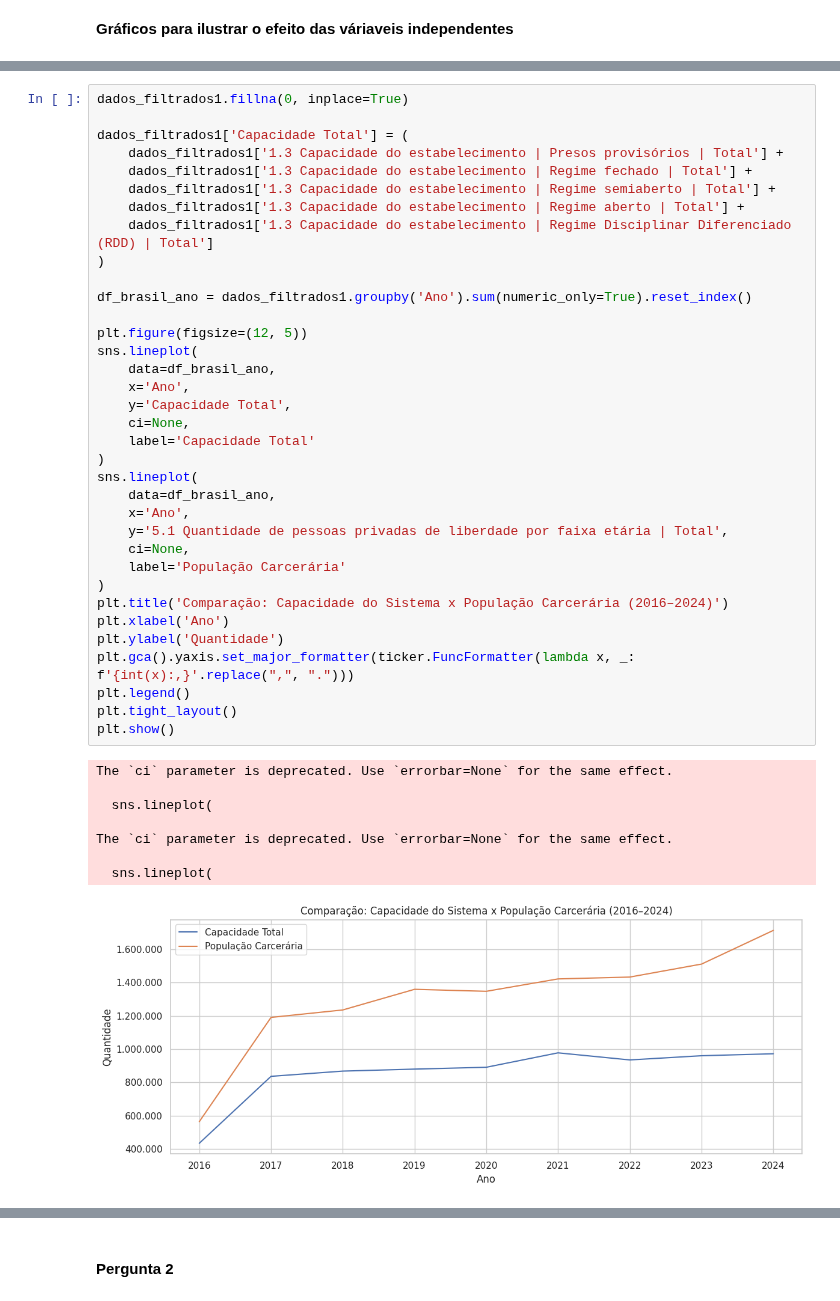
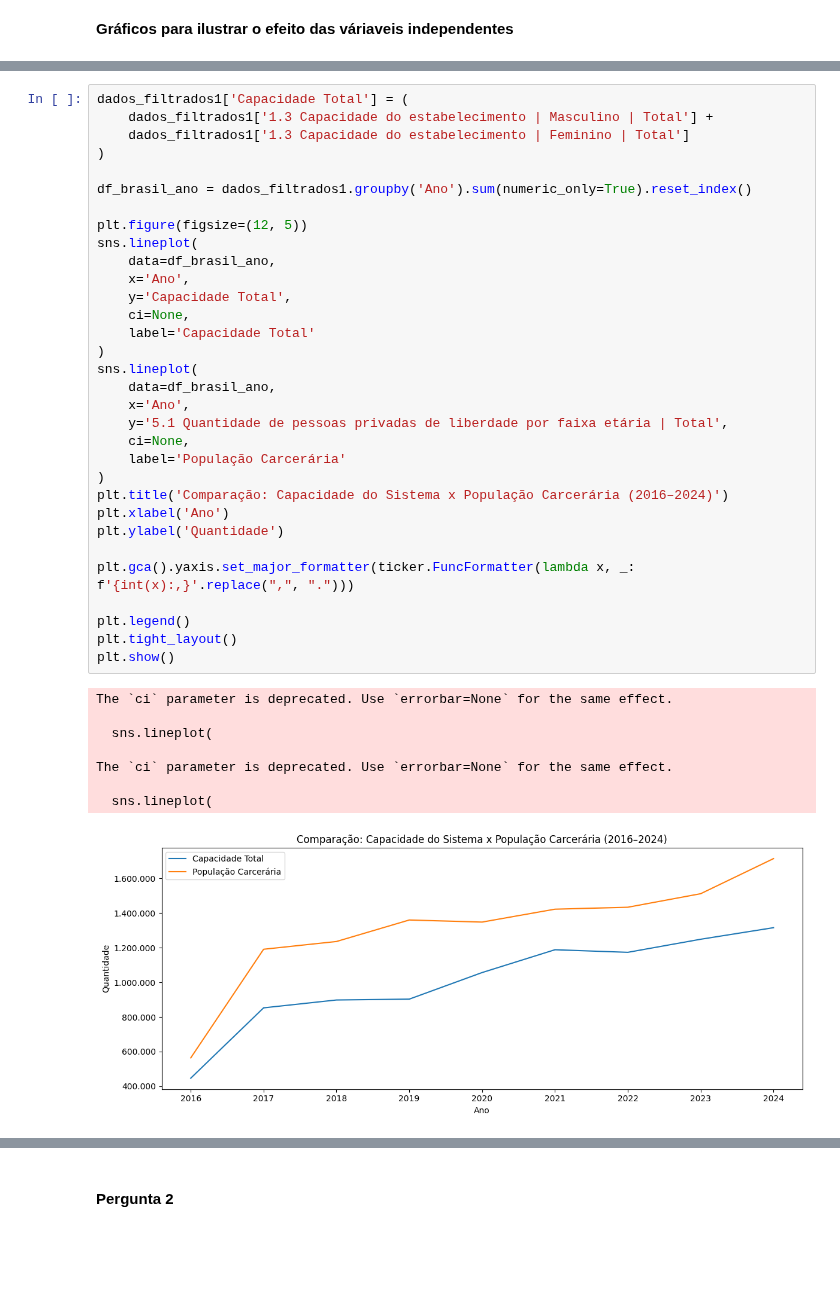
Before and after one commit to Caio-Brega/introducao-ciencia-dos-dados, a Jupyter notebook: TP_ICD.ipynb, the cells around one changed output, grey strips where cells are left out. Cells and saved outputs as stored; diff of their text form; blank space fills up the shorter version.

```diff
--- a/TP_ICD.ipynb
+++ b/TP_ICD.ipynb
@@ -262,12 +262,7 @@ The `ci` parameter is deprecated. Use `errorbar=None` for the same effect.
 # %%
-dados_filtrados1.fillna(0, inplace=True)
-
 dados_filtrados1['Capacidade Total'] = (
-    dados_filtrados1['1.3 Capacidade do estabelecimento | Presos provisórios | Total'] +
-    dados_filtrados1['1.3 Capacidade do estabelecimento | Regime fechado | Total'] +
-    dados_filtrados1['1.3 Capacidade do estabelecimento | Regime semiaberto | Total'] +
-    dados_filtrados1['1.3 Capacidade do estabelecimento | Regime aberto | Total'] +
-    dados_filtrados1['1.3 Capacidade do estabelecimento | Regime Disciplinar Diferenciado (RDD) | Total']
+    dados_filtrados1['1.3 Capacidade do estabelecimento | Masculino | Total'] +
+    dados_filtrados1['1.3 Capacidade do estabelecimento | Feminino | Total']
 )
 
 df_brasil_ano = dados_filtrados1.groupby('Ano').sum(numeric_only=True).reset_index()
@@ -275,31 +270,33 @@ df_brasil_ano = dados_filtrados1.groupby('Ano').sum(numeric_only=True).reset_ind
 plt.figure(figsize=(12, 5))
 sns.lineplot(
     data=df_brasil_ano,
     x='Ano',
     y='Capacidade Total',
     ci=None,
     label='Capacidade Total'
 )
 sns.lineplot(
     data=df_brasil_ano,
     x='Ano',
     y='5.1 Quantidade de pessoas privadas de liberdade por faixa etária | Total',
     ci=None,
     label='População Carcerária'
 )
 plt.title('Comparação: Capacidade do Sistema x População Carcerária (2016–2024)')
 plt.xlabel('Ano')
 plt.ylabel('Quantidade')
+
 plt.gca().yaxis.set_major_formatter(ticker.FuncFormatter(lambda x, _: f'{int(x):,}'.replace(",", ".")))
+
 plt.legend()
 plt.tight_layout()
 plt.show()
 # %% [output]
 The `ci` parameter is deprecated. Use `errorbar=None` for the same effect.
 
   sns.lineplot(
 
 The `ci` parameter is deprecated. Use `errorbar=None` for the same effect.
 
   sns.lineplot(
-[figure, old version]
+[figure, new version]
```
Also changed, not shown: parts of 5 cells of this notebook.
